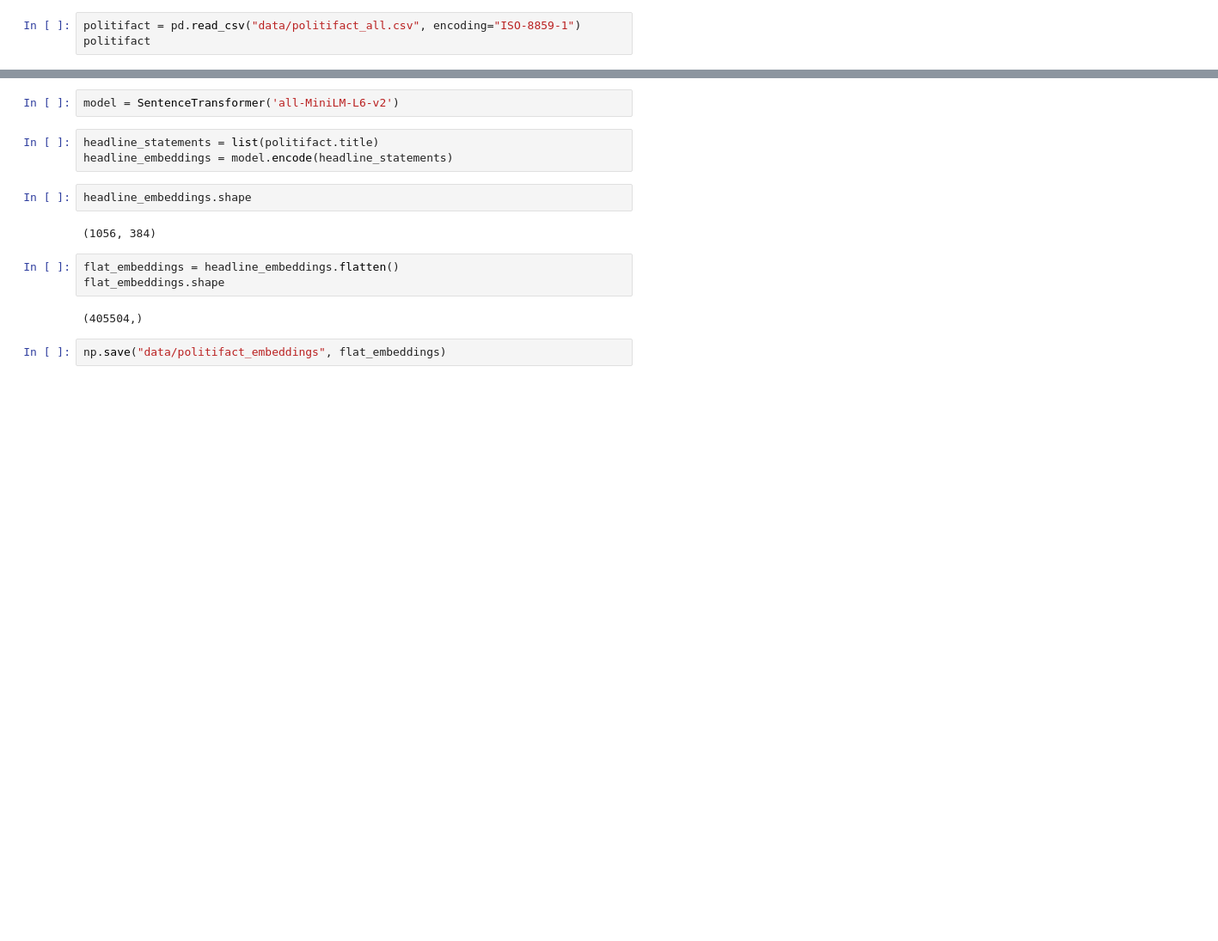
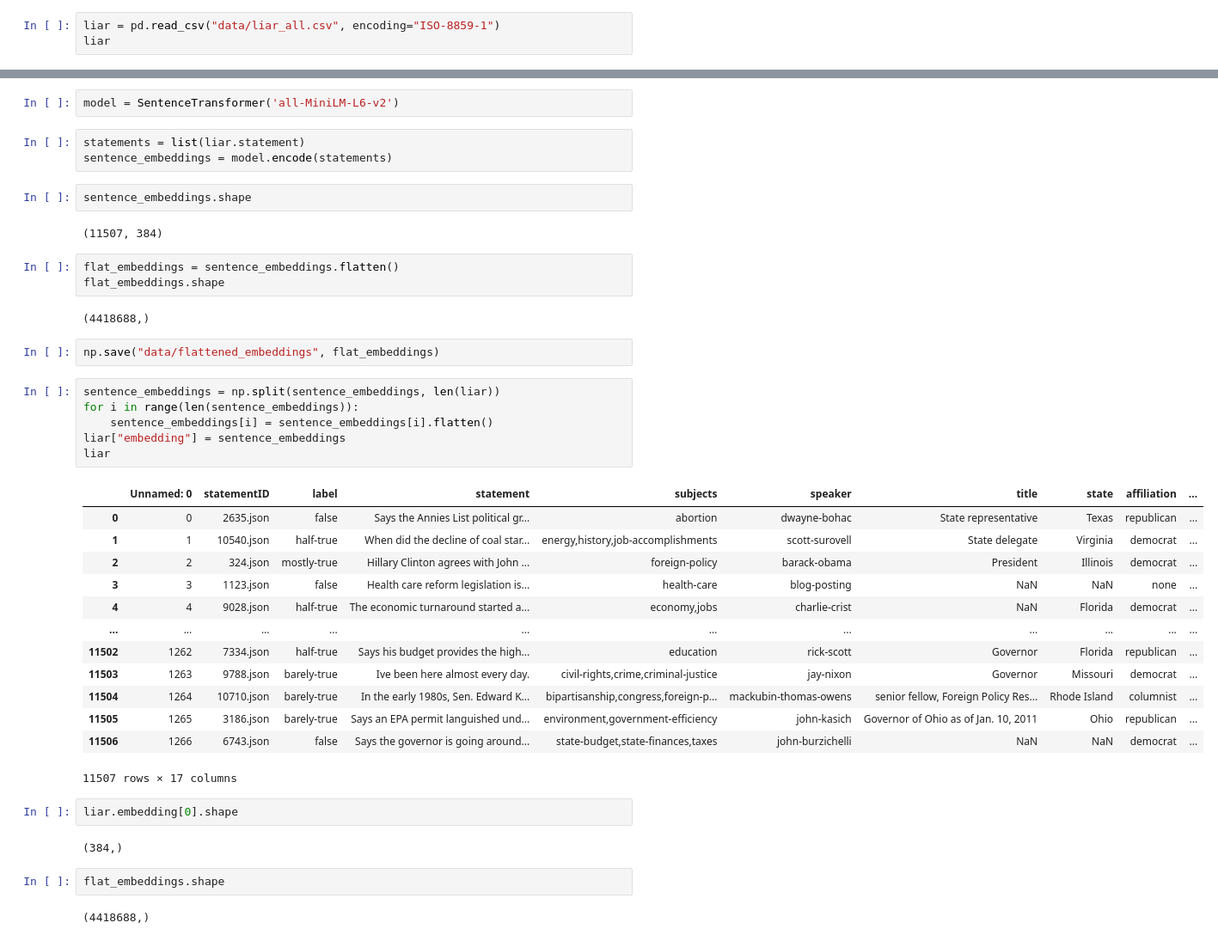
Before and after one commit to nammyk789/fake-news-clustering, a Jupyter notebook: sentence embeddings/embedding data.ipynb, the cells around one changed output, grey strips where cells are left out. Shown: that part at 86% size. Saved outputs shown, nothing was run; the diff lists cells and outputs as text; blank space fills up the shorter version.

```diff
--- a/sentence embeddings/embedding data.ipynb
+++ b/sentence embeddings/embedding data.ipynb
@@ -3,6 +3,6 @@ import pandas as pd
 import numpy as np
 from sentence_transformers import SentenceTransformer
 # %%
-politifact = pd.read_csv("data/politifact_all.csv", encoding="ISO-8859-1")
-politifact
+liar = pd.read_csv("data/liar_all.csv", encoding="ISO-8859-1")
+liar
 # %% [output]
@@ -25,17 +25,45 @@ Article: https://arxiv.org/abs/1908.10084
 code: https://github.com/UKPLab/sentence-transformers
 # %%
 model = SentenceTransformer('all-MiniLM-L6-v2')
-# %%
-headline_statements = list(politifact.title)
-headline_embeddings = model.encode(headline_statements)
+# %%
+statements = list(liar.statement)
+sentence_embeddings = model.encode(statements)
 # %%
-headline_embeddings.shape
+sentence_embeddings.shape
 # %% [output]
-(1056, 384)
+(11507, 384)
 # %%
-flat_embeddings = headline_embeddings.flatten()
+flat_embeddings = sentence_embeddings.flatten()
 flat_embeddings.shape
 # %% [output]
-(405504,)
+(4418688,)
 # %%
-np.save("data/politifact_embeddings", flat_embeddings)
+np.save("data/flattened_embeddings", flat_embeddings)
+# %%
+sentence_embeddings = np.split(sentence_embeddings, len(liar))
+for i in range(len(sentence_embeddings)):
+    sentence_embeddings[i] = sentence_embeddings[i].flatten()
+liar["embedding"] = sentence_embeddings
+liar
+# %% [output]
+|  | Unnamed: 0 | statementID | label | statement | subjects | speaker | title | state | affiliation | ... |
+| 0 | 0 | 2635.json | false | Says the Annies List political gr... | abortion | dwayne-bohac | State representative | Texas | republican | ... |
+| 1 | 1 | 10540.json | half-true | When did the decline of coal star... | energy,history,job-accomplishments | scott-surovell | State delegate | Virginia | democrat | ... |
+| 2 | 2 | 324.json | mostly-true | Hillary Clinton agrees with John ... | foreign-policy | barack-obama | President | Illinois | democrat | ... |
+| 3 | 3 | 1123.json | false | Health care reform legislation is... | health-care | blog-posting | NaN | NaN | none | ... |
+| 4 | 4 | 9028.json | half-true | The economic turnaround started a... | economy,jobs | charlie-crist | NaN | Florida | democrat | ... |
+| ... | ... | ... | ... | ... | ... | ... | ... | ... | ... | ... |
+| 11502 | 1262 | 7334.json | half-true | Says his budget provides the high... | education | rick-scott | Governor | Florida | republican | ... |
+| 11503 | 1263 | 9788.json | barely-true | Ive been here almost every day. | civil-rights,crime,criminal-justice | jay-nixon | Governor | Missouri | democrat | ... |
+| 11504 | 1264 | 10710.json | barely-true | In the early 1980s, Sen. Edward K... | bipartisanship,congress,foreign-p... | mackubin-thomas-owens | senior fellow, Foreign Policy Res... | Rhode Island | columnist | ... |
+| 11505 | 1265 | 3186.json | barely-true | Says an EPA permit languished und... | environment,government-efficiency | john-kasich | Governor of Ohio as of Jan. 10, 2011 | Ohio | republican | ... |
+| 11506 | 1266 | 6743.json | false | Says the governor is going around... | state-budget,state-finances,taxes | john-burzichelli | NaN | NaN | democrat | ... |
+11507 rows × 17 columns
+# %%
+liar.embedding[0].shape
+# %% [output]
+(384,)
+# %%
+flat_embeddings.shape
+# %% [output]
+(4418688,)
```
Also changed, not shown: parts of 4 cells of this notebook.
